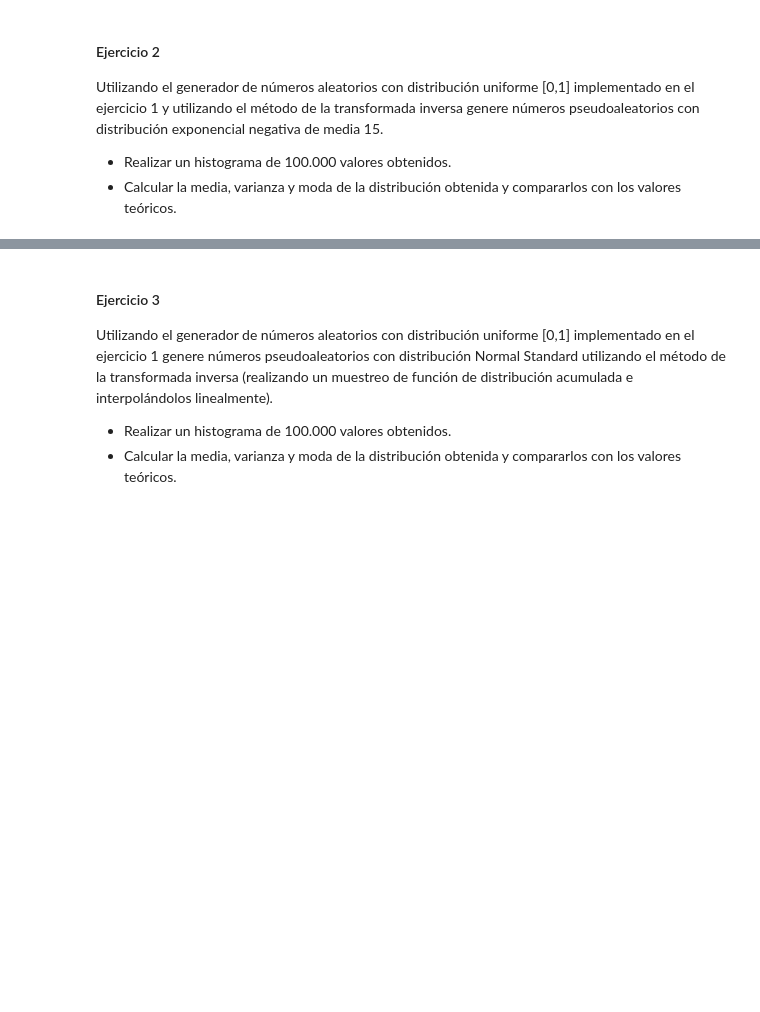
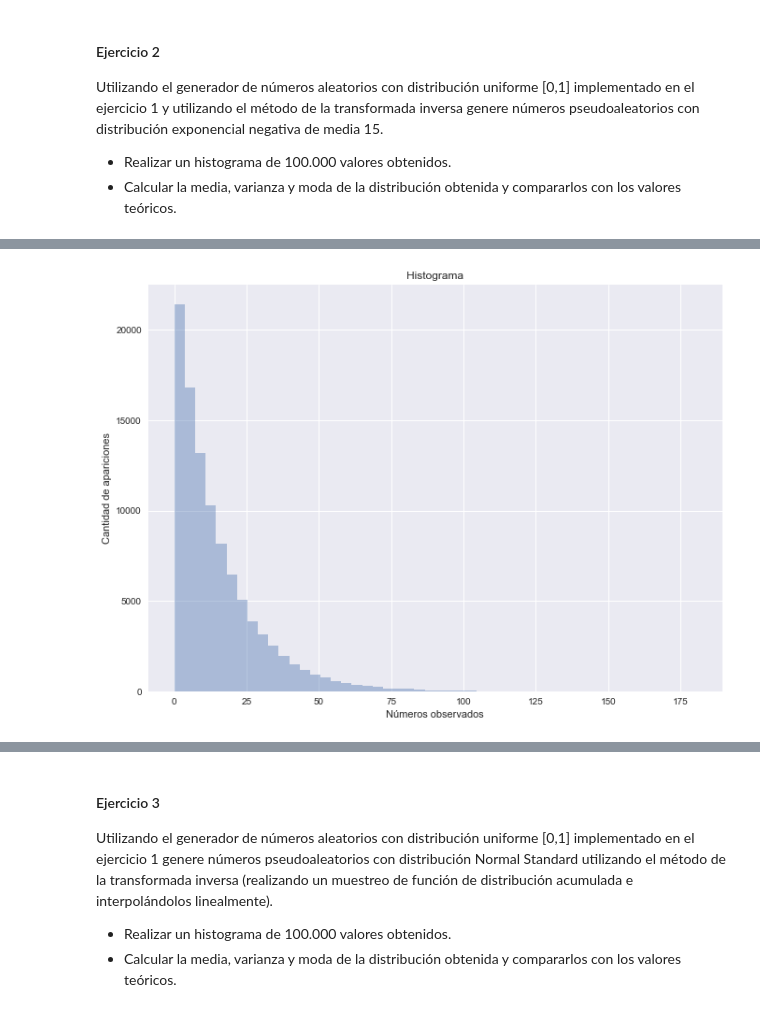
Before and after one commit to victorbravoarroyo/Simulacion, a Jupyter notebook: notebook.ipynb, the cells around one changed output, grey strips where cells are left out. Cells and saved outputs as stored; diff of their text form; code cells hidden in the pictures; blank space fills up the shorter version.

```diff
--- a/notebook.ipynb
+++ b/notebook.ipynb
@@ -12,7 +12,7 @@ from math import log, sqrt, exp, pi
 from scipy import stats as st
 import seaborn as sns
 sns.set(color_codes=True)
-sns.set_palette(sns.color_palette("hls", 8))
+sns.set_palette(sns.color_palette("Set2"))
 sns.set(rc={'figure.figsize':(11,8)})
 
 
@@ -140,0 +141,10 @@ py.iplot(fig, filename='styled histogram')
+# %%
+plt.xlabel('Números observados')
+plt.ylabel('Cantidad de apariciones')
+plt.title('Histograma')
+
+
+sns.distplot(numsExp, kde=False)
+sns.set(style="white", context="talk")
+# %% [output]
+[figure, added]
```
Also changed, not shown: parts of 13 cells of this notebook.
